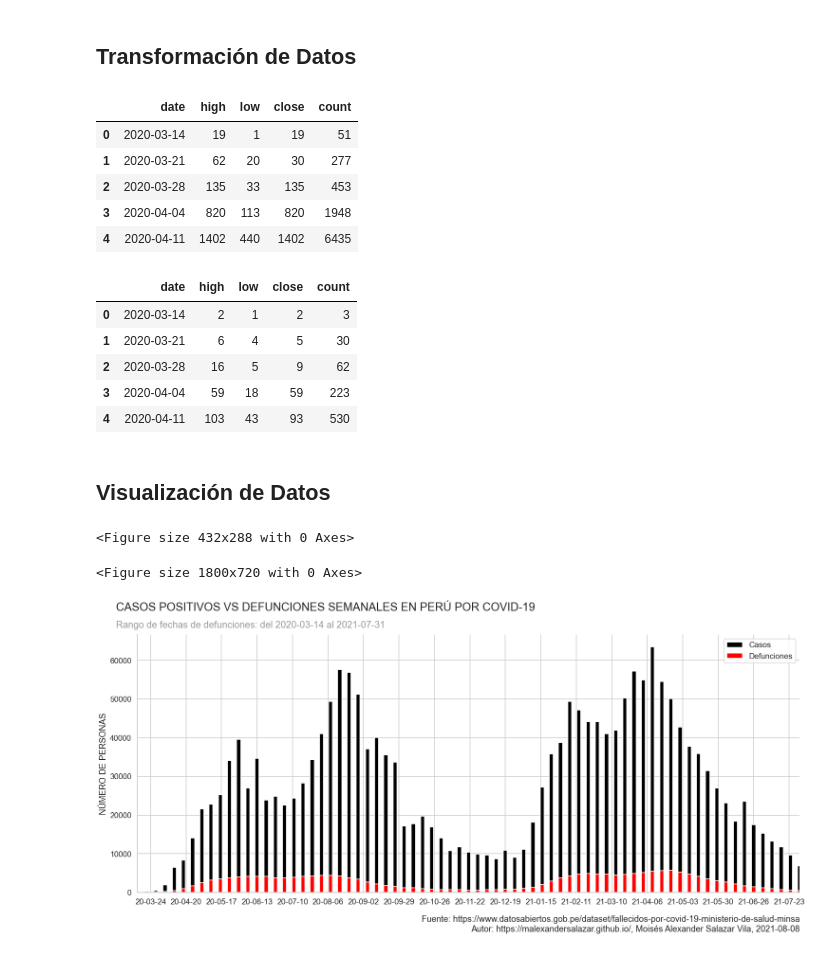
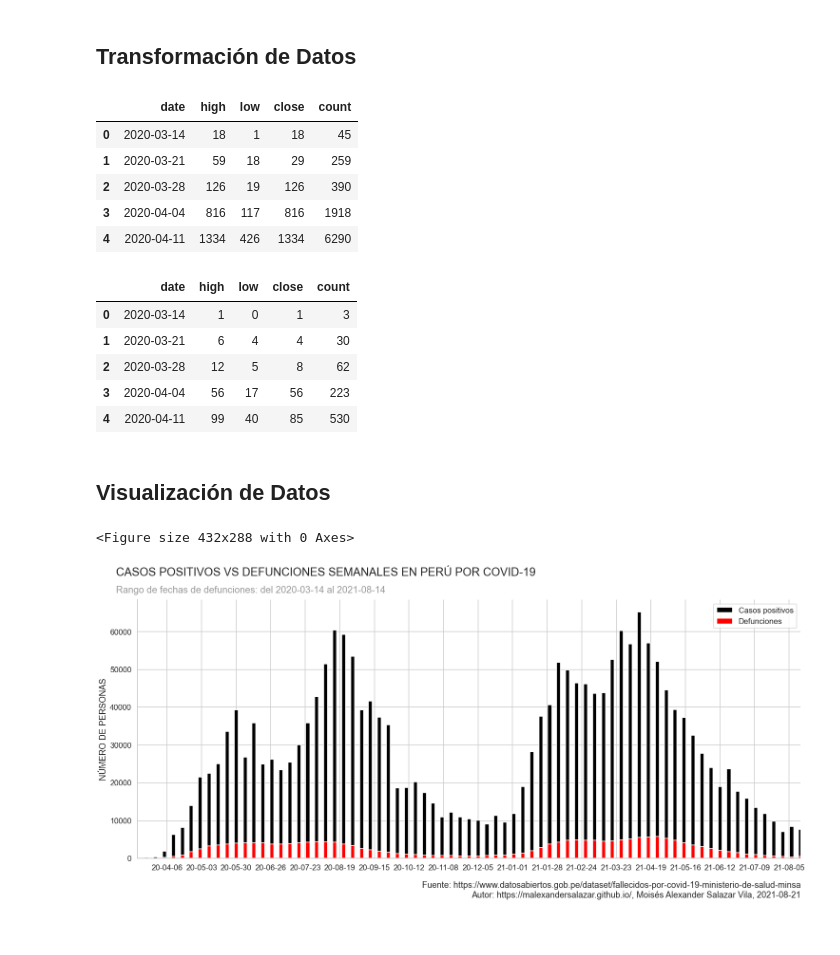
Before and after one commit to malexandersalazar/covid-19-peru-analisis-oleadas, a Jupyter notebook: src/main.ipynb, the cells around one changed output. Saved outputs shown, nothing was run; the diff lists cells and outputs as text; code cells hidden in the pictures.

Commit message:
UpdateDataTo20210821

```diff
--- a/src/main.ipynb
+++ b/src/main.ipynb
@@ -16,7 +16,7 @@ sns.set_style("whitegrid")
 ## Adquisición de Datos
 # %%
 defunciones_df = pd.read_csv('data/defunciones.csv')
-defunciones_df['FECHA_FALLECIMIENTO'] = pd.to_datetime(defunciones_df['FECHA_FALLECIMIENTO'], infer_datetime_format=False, format='%Y%m%d')
+defunciones_df['FECHA_FALLECIMIENTO'] = pd.to_datetime(defunciones_df['FECHA_FALLECIMIENTO'], infer_datetime_format=False, format='%m/%d/%Y')
 defunciones_df.sort_values('FECHA_FALLECIMIENTO',  ascending=True, inplace=True)
 defunciones_df.head()
 # %% [output]
@@ -29,7 +29,7 @@ defunciones_df.head()
 # %%
-positivos_df = pd.read_csv('data/casos_positivos.csv', sep=';')
+positivos_df = pd.read_csv('data/positivos_covid.csv', sep=',', usecols=['fecha_resultado','id_persona'])
 positivos_df.dropna(inplace=True)
-positivos_df['FECHA_RESULTADO'] = pd.to_datetime(positivos_df['FECHA_RESULTADO'], infer_datetime_format=False, format='%Y%m%d')
-positivos_df.sort_values('FECHA_RESULTADO',  ascending=True, inplace=True)
+positivos_df['fecha_resultado'] = pd.to_datetime(positivos_df['fecha_resultado'], infer_datetime_format=False, format='%d/%m/%Y')
+positivos_df.sort_values('fecha_resultado',  ascending=True, inplace=True)
 positivos_df.tail()
 # %% [output]
@@ -70,9 +70,9 @@ def generate_weekly_dataframe(source_df, column_name):
 
         item = {
             'date': end_date,
-            'high': gb['UUID'].max()[0],
-            'low': gb['UUID'].min()[0],
-            'close': gb['UUID'].iloc[-1]['count'],
+            'high': gb['id_persona'].max()[0],
+            'low': gb['id_persona'].min()[0],
+            'close': gb['id_persona'].iloc[-1]['count'],
             'count': y
         }
 
@@ -80,61 +80,60 @@ def generate_weekly_dataframe(source_df, column_name):
 
     return pd.DataFrame(data, columns=['date','high','low','close','count'])
 # %%
-weekly_cases = generate_weekly_dataframe(positivos_df,'FECHA_RESULTADO')
+weekly_cases = generate_weekly_dataframe(positivos_df,'fecha_resultado')
 weekly_cases.head()
 # %% [output]
 |  | date | high | low | close | count |
-| 0 | 2020-03-14 | 19 | 1 | 19 | 51 |
-| 1 | 2020-03-21 | 62 | 20 | 30 | 277 |
-| 2 | 2020-03-28 | 135 | 33 | 135 | 453 |
-| 3 | 2020-04-04 | 820 | 113 | 820 | 1948 |
-| 4 | 2020-04-11 | 1402 | 440 | 1402 | 6435 |
+| 0 | 2020-03-14 | 18 | 1 | 18 | 45 |
+| 1 | 2020-03-21 | 59 | 18 | 29 | 259 |
+| 2 | 2020-03-28 | 126 | 19 | 126 | 390 |
+| 3 | 2020-04-04 | 816 | 117 | 816 | 1918 |
+| 4 | 2020-04-11 | 1334 | 426 | 1334 | 6290 |
 # %%
 weekly_deaths = generate_weekly_dataframe(defunciones_df,'FECHA_FALLECIMIENTO')
 weekly_deaths.head()
 # %% [output]
 |  | date | high | low | close | count |
-| 0 | 2020-03-14 | 2 | 1 | 2 | 3 |
-| 1 | 2020-03-21 | 6 | 4 | 5 | 30 |
-| 2 | 2020-03-28 | 16 | 5 | 9 | 62 |
-| 3 | 2020-04-04 | 59 | 18 | 59 | 223 |
-| 4 | 2020-04-11 | 103 | 43 | 93 | 530 |
+| 0 | 2020-03-14 | 1 | 0 | 1 | 3 |
+| 1 | 2020-03-21 | 6 | 4 | 4 | 30 |
+| 2 | 2020-03-28 | 12 | 5 | 8 | 62 |
+| 3 | 2020-04-04 | 56 | 17 | 56 | 223 |
+| 4 | 2020-04-11 | 99 | 40 | 85 | 530 |
 # %% [markdown]
 ## Visualización de Datos
 # %%
 plt.clf()
 
 fig, axs = plt.subplots(figsize=(25,10))
 plt.figtext(0.1,0.95, 'CASOS POSITIVOS VS DEFUNCIONES SEMANALES EN PERÚ POR COVID-19', ha='left', fontsize=24)
 plt.figtext(0.1,0.90, 'Rango de fechas de defunciones: del {} al {}'.format(f'{weekly_deaths["date"].iat[0]:%Y-%m-%d}',f'{weekly_deaths["date"].iat[-1]:%Y-%m-%d}'), ha='left', fontsize=20, color='#999')
 plt.figtext(0.9,0.01, """Fuente: https://www.datosabiertos.gob.pe/dataset/fallecidos-por-covid-19-ministerio-de-salud-minsa
 Autor: https://malexandersalazar.github.io/, Moisés Alexander Salazar Vila, """ + f'{DateTime.now():%Y-%m-%d}', ha='right')
 
 formatter = mdates.DateFormatter("%y-%m-%d")
 locator = mdates.DayLocator(interval=27)
 
 axs.xaxis.set_major_formatter(formatter)
 axs.xaxis.set_major_locator(locator)
 
-axs.bar(weekly_cases['date'], weekly_cases['count'], 3,color='#000', label='Casos')
+axs.bar(weekly_cases['date'], weekly_cases['count'], 3,color='#000', label='Casos positivos')
 axs.bar(weekly_deaths['date'], weekly_deaths['count'], 3,color='#f00', label='Defunciones')
 
 axs.set_xlim((weekly_deaths["date"].iat[0],weekly_deaths["date"].iat[-1]))
 axs.set_ylabel('NÚMERO DE PERSONAS')
 
 plt.legend()
 
 sns.despine(left=False, bottom=False)
 
 filename = 'dist/COMPARATIVA.png'
 plt.savefig("../" + filename, bbox_inches='tight')
 
 plt.show()
 plt.close(fig)
 # %% [output]
 <Figure size 432x288 with 0 Axes>
-<Figure size 1800x720 with 0 Axes>
-[figure, old version]
+[figure, new version]
 # %%
 low_in_period = weekly_deaths['low'].rolling(10).min()
 high_in_period = weekly_deaths['high'].rolling(10).max()
```
Also changed, not shown: parts of 4 cells of this notebook, 6 other files.
